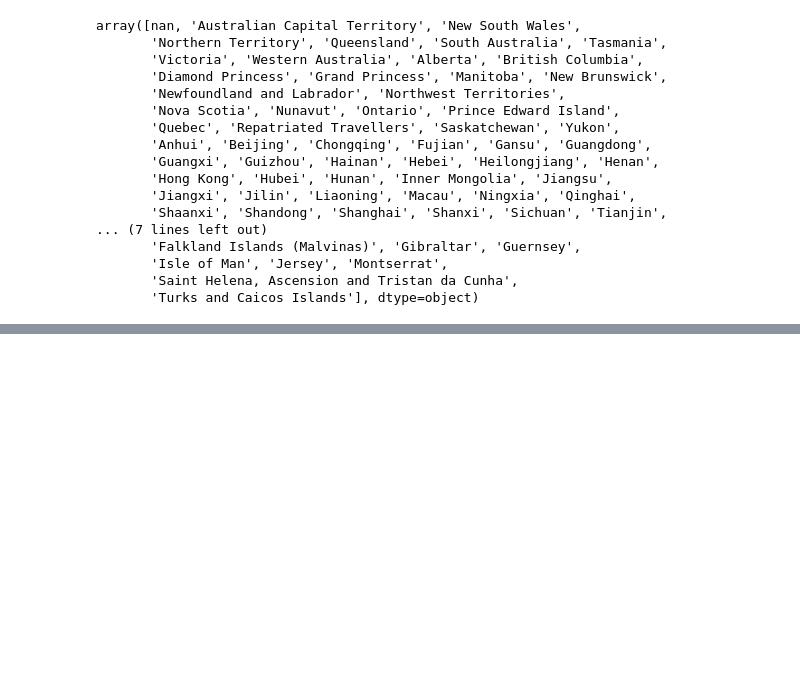
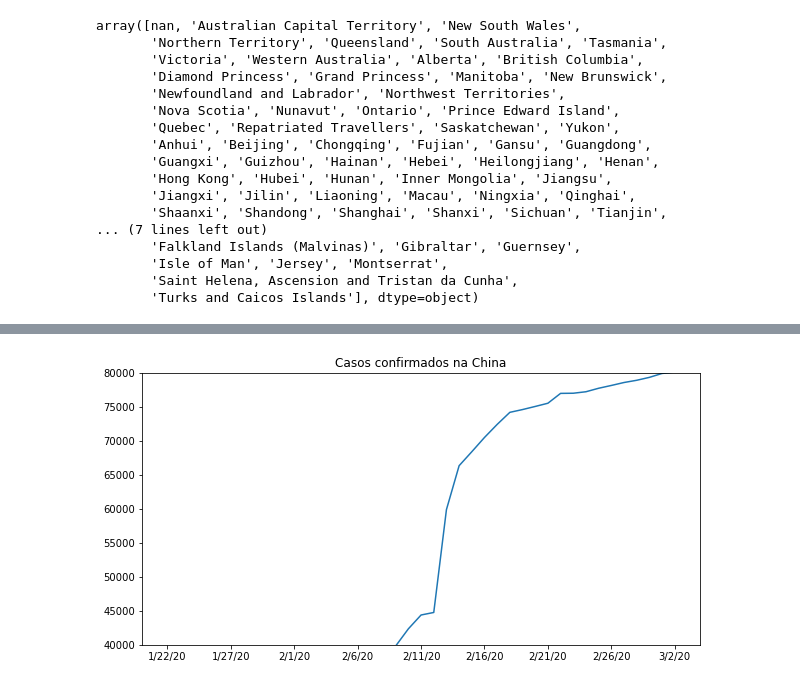
Before and after one commit to yorinori/Alura, a Jupyter notebook: Data_Science-analises_para_saude_e_medicina/Data_Science_e_Saude.ipynb, the cells around one changed output, grey strips where cells are left out. Saved outputs shown, nothing was run; the diff lists cells and outputs as text; code cells hidden in the pictures; blank space fills up the shorter version.

```diff
--- a/Data_Science-analises_para_saude_e_medicina/Data_Science_e_Saude.ipynb
+++ b/Data_Science-analises_para_saude_e_medicina/Data_Science_e_Saude.ipynb
@@ -266,0 +362,11 @@ plt.show()
+# %%
+""" Exemplo Ruim de manusear o eixo y
+"""
+
+plt.figure(figsize=(10,5))
+confirmed_by_country.loc["China"][2:].plot()
+plt.title("Casos confirmados na China")
+plt.ylim(40000, 80000)
+plt.show()
+# %% [output]
+[figure, added]
```
Also changed, not shown: parts of 26 cells of this notebook.
